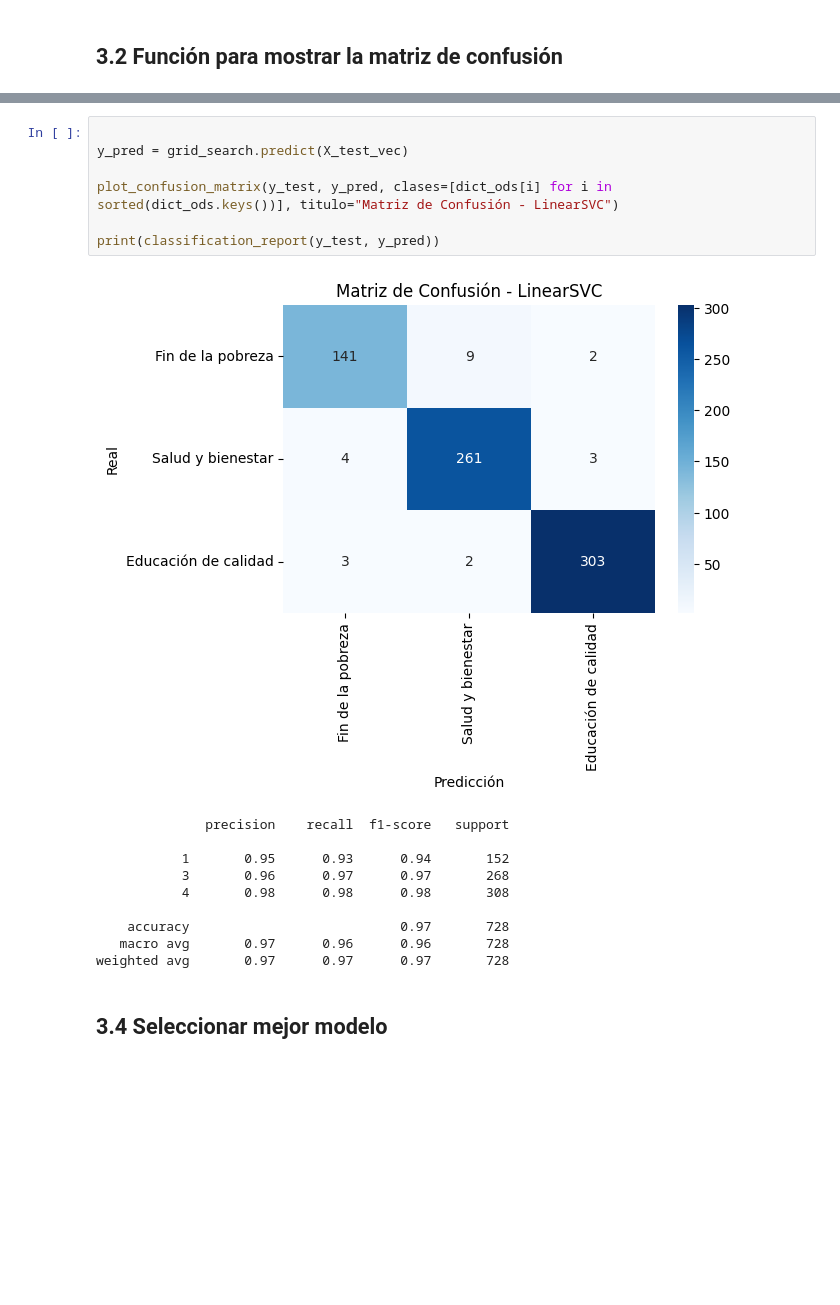
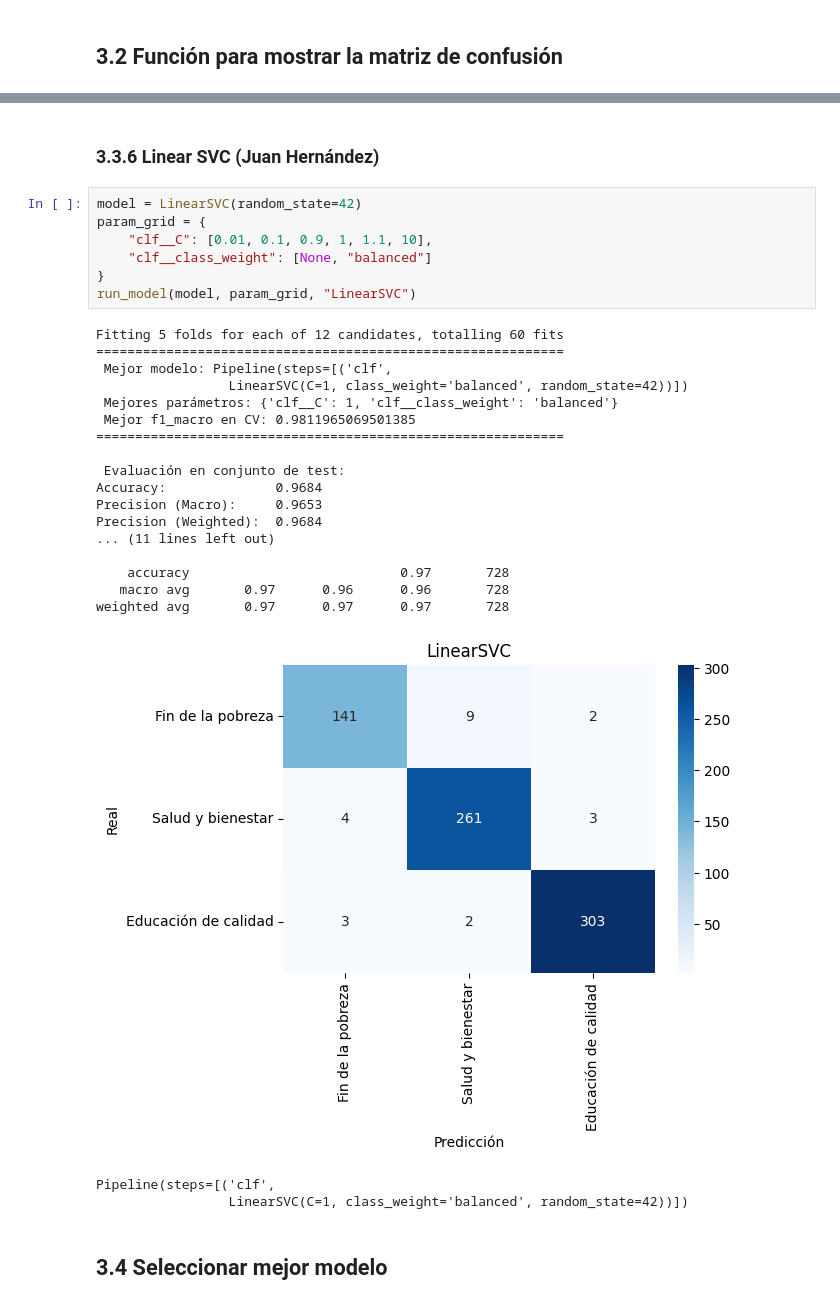
Before and after one commit to JFH000/proyecto1-bi, a Jupyter notebook: etapa1/entendimiento de datos.ipynb, the cells around one changed output, grey strips where cells are left out. Saved outputs shown, nothing was run; the diff lists cells and outputs as text; blank space fills up the shorter version.

```diff
--- a/etapa1/entendimiento de datos.ipynb
+++ b/etapa1/entendimiento de datos.ipynb
@@ -349,21 +511,33 @@ Mejor f1_macro en CV: 0.982903001908728
+# %% [markdown]
+### 3.3.6 Linear SVC (Juan Hernández)
 # %%
-
-y_pred = grid_search.predict(X_test_vec)
-
-plot_confusion_matrix(y_test, y_pred, clases=[dict_ods[i] for i in sorted(dict_ods.keys())], titulo="Matriz de Confusión - LinearSVC")
-
-print(classification_report(y_test, y_pred))
+model = LinearSVC(random_state=42)
+param_grid = {
+    "clf__C": [0.01, 0.1, 0.9, 1, 1.1, 10],
+    "clf__class_weight": [None, "balanced"]
+}
+run_model(model, param_grid, "LinearSVC")
 # %% [output]
+Fitting 5 folds for each of 12 candidates, totalling 60 fits
+============================================================
+ Mejor modelo: Pipeline(steps=[('clf',
+                 LinearSVC(C=1, class_weight='balanced', random_state=42))])
+ Mejores parámetros: {'clf__C': 1, 'clf__class_weight': 'balanced'}
+ Mejor f1_macro en CV: 0.9811965069501385
+============================================================
+
+ Evaluación en conjunto de test:
+Accuracy:              0.9684
+Precision (Macro):     0.9653
+Precision (Weighted):  0.9684
+... (11 lines left out)
+
+    accuracy                           0.97       728
+   macro avg       0.97      0.96      0.96       728
+weighted avg       0.97      0.97      0.97       728
-[figure, old version]
+[figure, new version]
-              precision    recall  f1-score   support
-
-           1       0.95      0.93      0.94       152
-           3       0.96      0.97      0.97       268
-           4       0.98      0.98      0.98       308
-
-    accuracy                           0.97       728
-   macro avg       0.97      0.96      0.96       728
-weighted avg       0.97      0.97      0.97       728
+Pipeline(steps=[('clf',
+                 LinearSVC(C=1, class_weight='balanced', random_state=42))])
 # %% [markdown]
 ## 3.4 Seleccionar mejor modelo
 # %%
```
Also changed, not shown: parts of 22 cells of this notebook, 2 other files.
